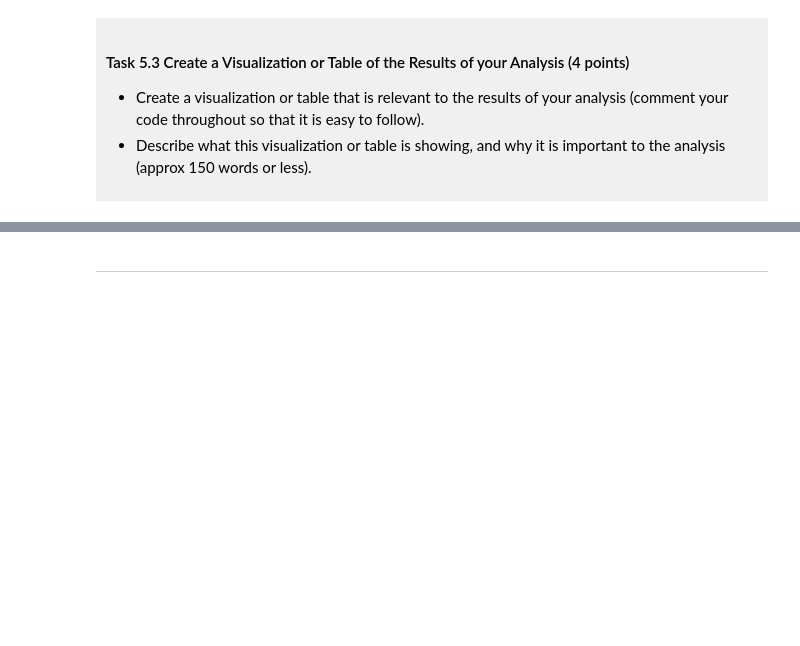
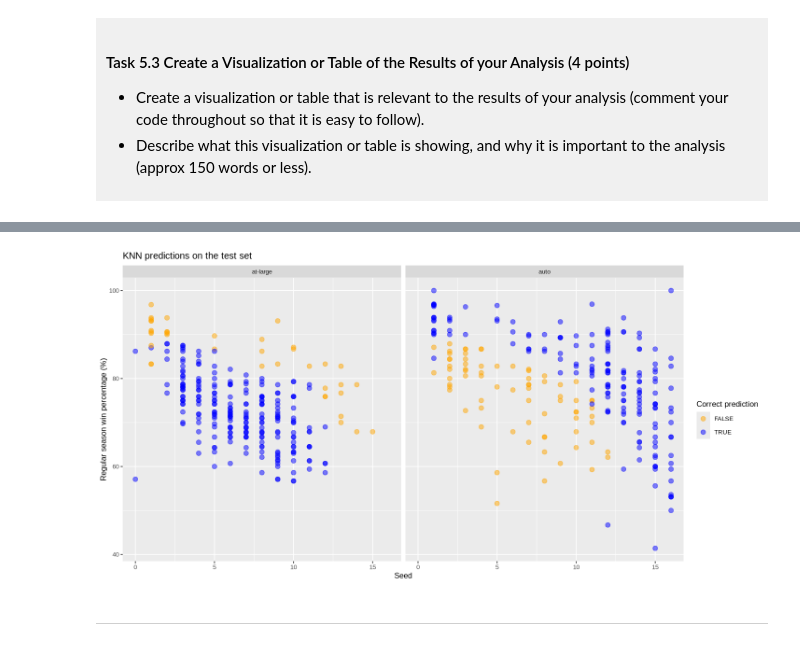
Before and after one commit to picklebowl/dsci-100-project-Mingjie-Zheng, a Jupyter notebook: dsci-100-project-notebook.ipynb, the cells around one changed output, grey strips where cells are left out. Saved outputs shown, nothing was run; the diff lists cells and outputs as text; code cells hidden in the pictures; blank space fills up the shorter version.

```diff
--- a/dsci-100-project-notebook.ipynb
+++ b/dsci-100-project-notebook.ipynb
@@ -534,5 +553,24 @@ Prediction at-large auto
 # %%
-### EDIT THIS CODE CELL ###
+options(repr.plot.width = 12, repr.plot.height = 6) #set the plot size
+
+march_errors<- march_predictions |>
+               mutate(correct = .pred_class == bid)
+
+plot<- ggplot(march_errors, aes(x = seed,
+                                y = reg_wins_pct,
+                                color = correct))+
+       geom_point(size = 2.5, alpha = 0.5)+ #alpha makes points see-through so overlapping points look darker
+       facet_grid(cols = vars(bid))+
+       scale_color_manual(values = c("orange","blue"))+
+       labs(x = "Seed",
+            y = "Regular season win percentage (%)",
+            color = "Correct prediction",
+            title = "KNN predictions on the test set")+
+            theme(text = element_text(size = 10))
+
+plot
+# %% [output]
+[figure, added]
 # %% [markdown]
 -----
 # %% [markdown]
```
Also changed, not shown: parts of 4 cells of this notebook.
